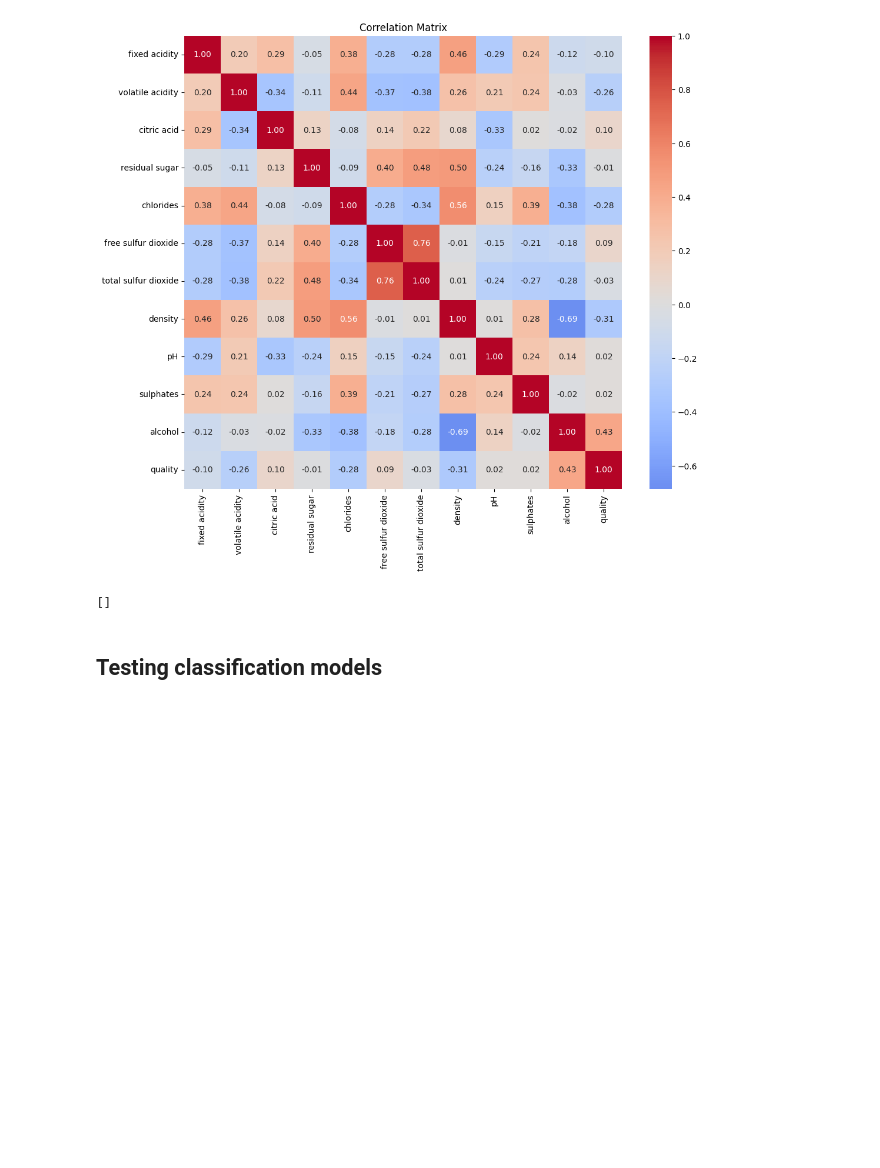
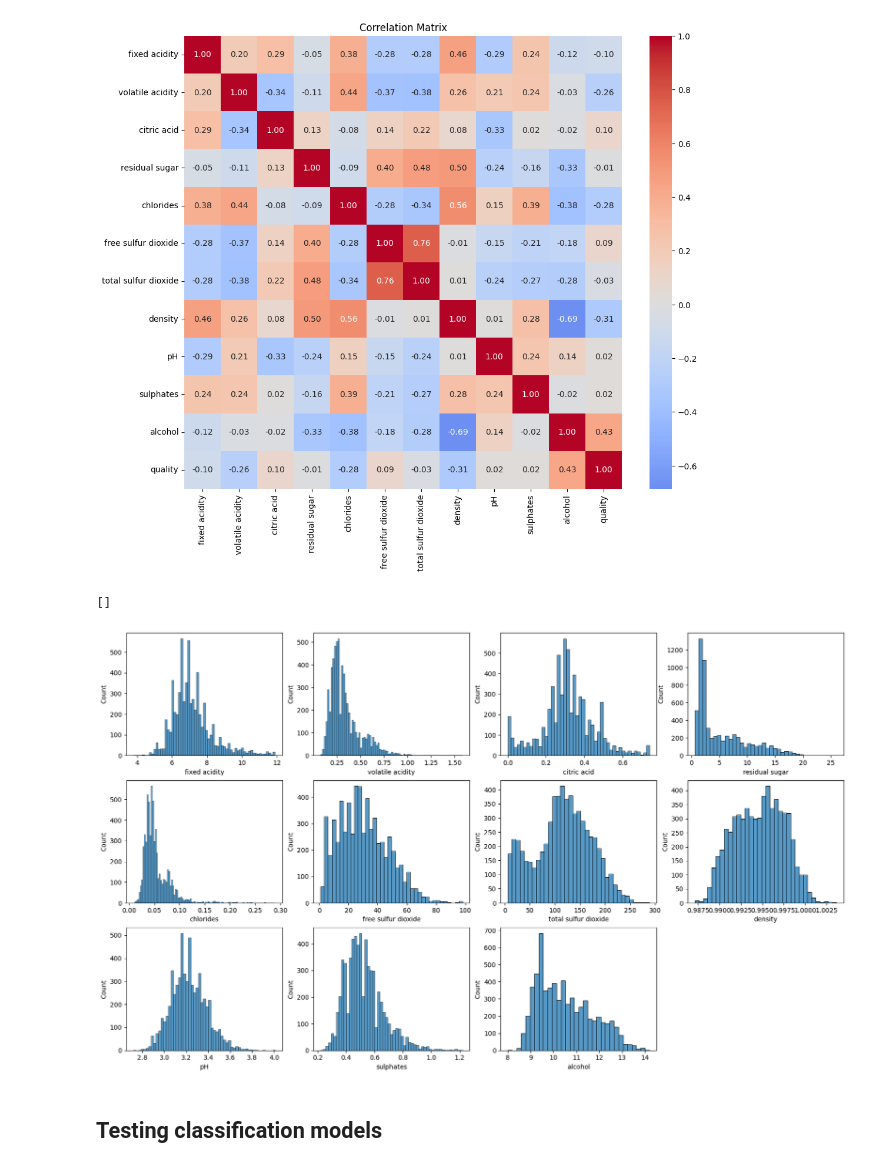
Before and after one commit to LeonardoStabile1/Wine-Quality-Classifier, a Jupyter notebook: notebooks/notebook.ipynb, the cells around one changed output. Drawn from its saved outputs; the diff is of its cells as text; code cells hidden in the pictures; blank space fills up the shorter version.

```diff
--- a/notebooks/notebook.ipynb
+++ b/notebooks/notebook.ipynb
@@ -148,20 +150,4 @@ for i in range(len(corr.columns)):
 high_corr
 # %% [output]
 []
-# %% [markdown]
-## Testing classification models
-# %%
-cols = [col for col in dataframe.columns if col != "quality"]
-X = dataframe[cols]
-y = dataframe["quality"]
-
-# treino+temp / teste
-X_train, X_temp, y_train, y_temp = train_test_split(
-    X, y, test_size=0.2, stratify=y, random_state=42
-)
-
-# validação / teste
-X_val, X_test, y_val, y_test = train_test_split(
-    X_temp, y_temp, test_size=0.5, stratify=y_temp, random_state=42
-)
 # %%
@@ -182,0 +201,12 @@ pipeline = Pipeline([
+# %%
+df = pd.read_csv("../dataset/wine_quality_red_white.csv")
+Cleaning = DataCleaning()
+dataframe = DataCleaning.RemoveOutliers(df=df)
+# %%
+plt.figure(figsize=(20,20))
+num_cols = dataframe.select_dtypes("float").columns
+for i in range(len(num_cols)):
+    plt.subplot(5,4,i+1)
+    sns.histplot(x=dataframe[num_cols[i]])
+# %% [output]
+[figure, added]
@@ -182,0 +221,2 @@ pipeline = Pipeline([
+# %% [markdown]
+## Testing classification models
```
Also changed, not shown: parts of 4 cells of this notebook.
